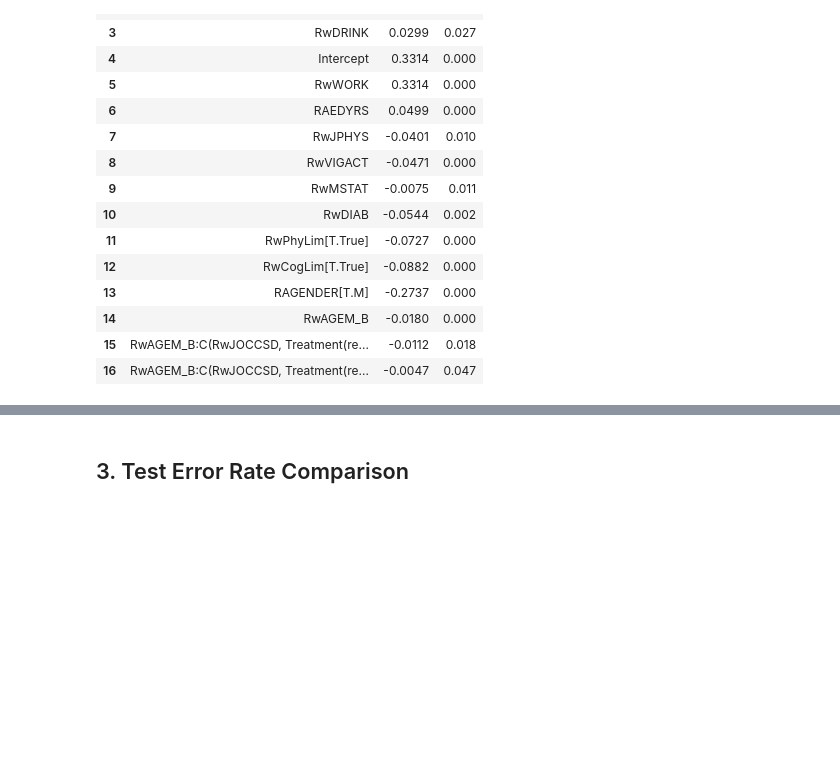
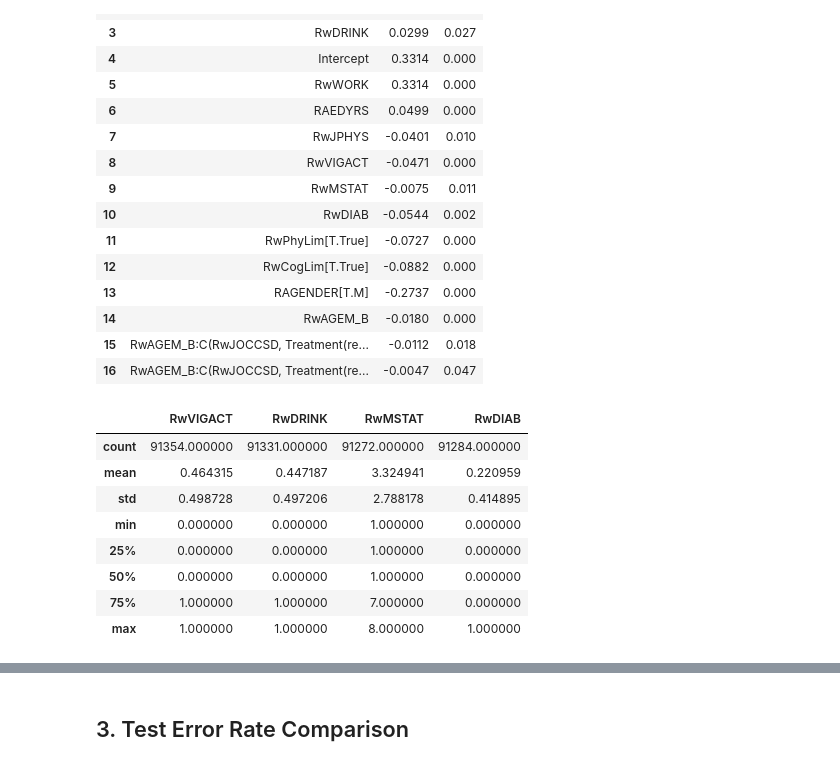
Before and after one commit to Owen-Darkhorse/Inter-Univer-Health-Data, a Jupyter notebook: Code/250624-GEE.ipynb, the cells around one changed output, grey strips where cells are left out. Saved outputs shown, nothing was run; the diff lists cells and outputs as text; code cells hidden in the pictures; blank space fills up the shorter version.

```diff
--- a/Code/250624-GEE.ipynb
+++ b/Code/250624-GEE.ipynb
@@ -400,6 +400,22 @@ summary_df
 | 14 | RwAGEM_B | -0.0180 | 0.000 |
 | 15 | RwAGEM_B:C(RwJOCCSD, Treatment(re... | -0.0112 | 0.018 |
 | 16 | RwAGEM_B:C(RwJOCCSD, Treatment(re... | -0.0047 | 0.047 |
+# %%
+df[[
+"RwVIGACT",
+"RwDRINK",
+"RwMSTAT",
+"RwDIAB"]].describe()
+# %% [output]
+|  | RwVIGACT | RwDRINK | RwMSTAT | RwDIAB |
+| count | 91354.000000 | 91331.000000 | 91272.000000 | 91284.000000 |
+| mean | 0.464315 | 0.447187 | 3.324941 | 0.220959 |
+| std | 0.498728 | 0.497206 | 2.788178 | 0.414895 |
+| min | 0.000000 | 0.000000 | 1.000000 | 0.000000 |
+| 25% | 0.000000 | 0.000000 | 1.000000 | 0.000000 |
+| 50% | 0.000000 | 0.000000 | 1.000000 | 0.000000 |
+| 75% | 1.000000 | 1.000000 | 7.000000 | 0.000000 |
+| max | 1.000000 | 1.000000 | 8.000000 | 1.000000 |
 # %%
 # bestExchForm = baseFormula + ' + ' + ' + '.join([])
 # bestARForm = baseFormula + ' + ' + ' + '.join([])
```
Also changed, not shown: parts of 7 cells of this notebook.
